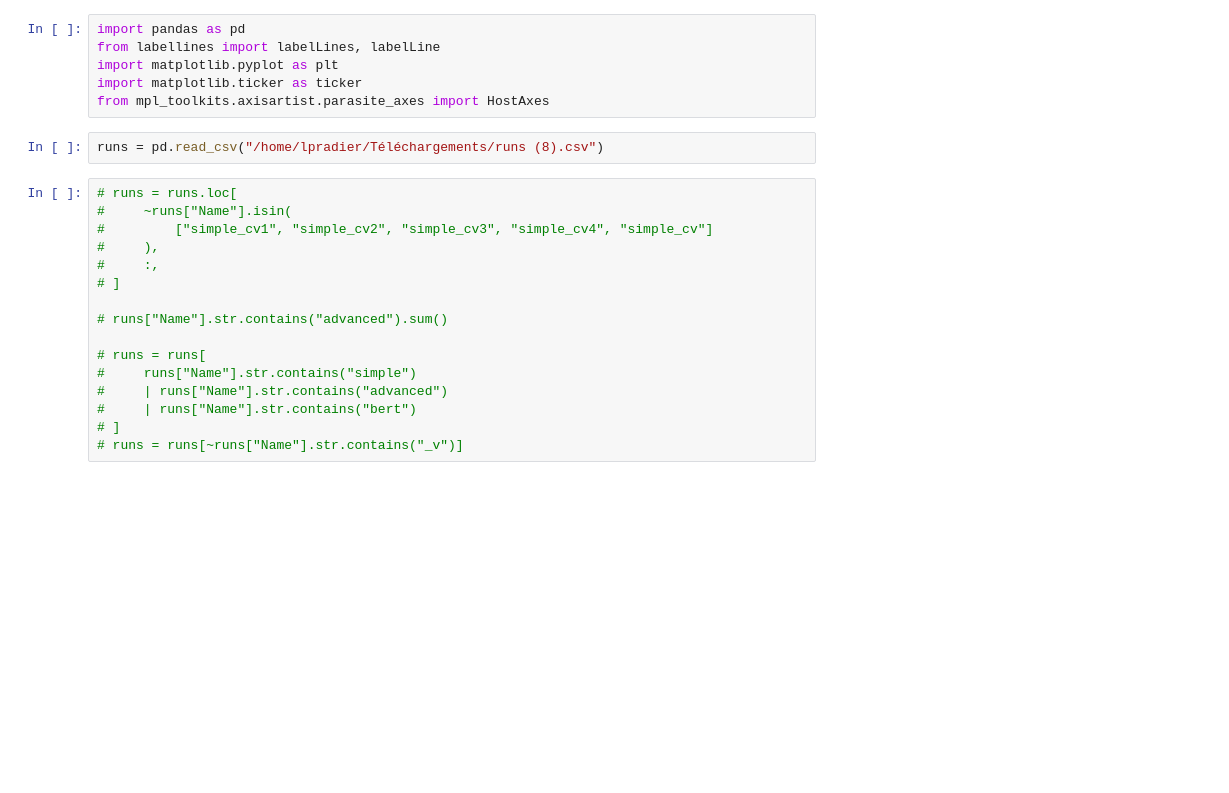
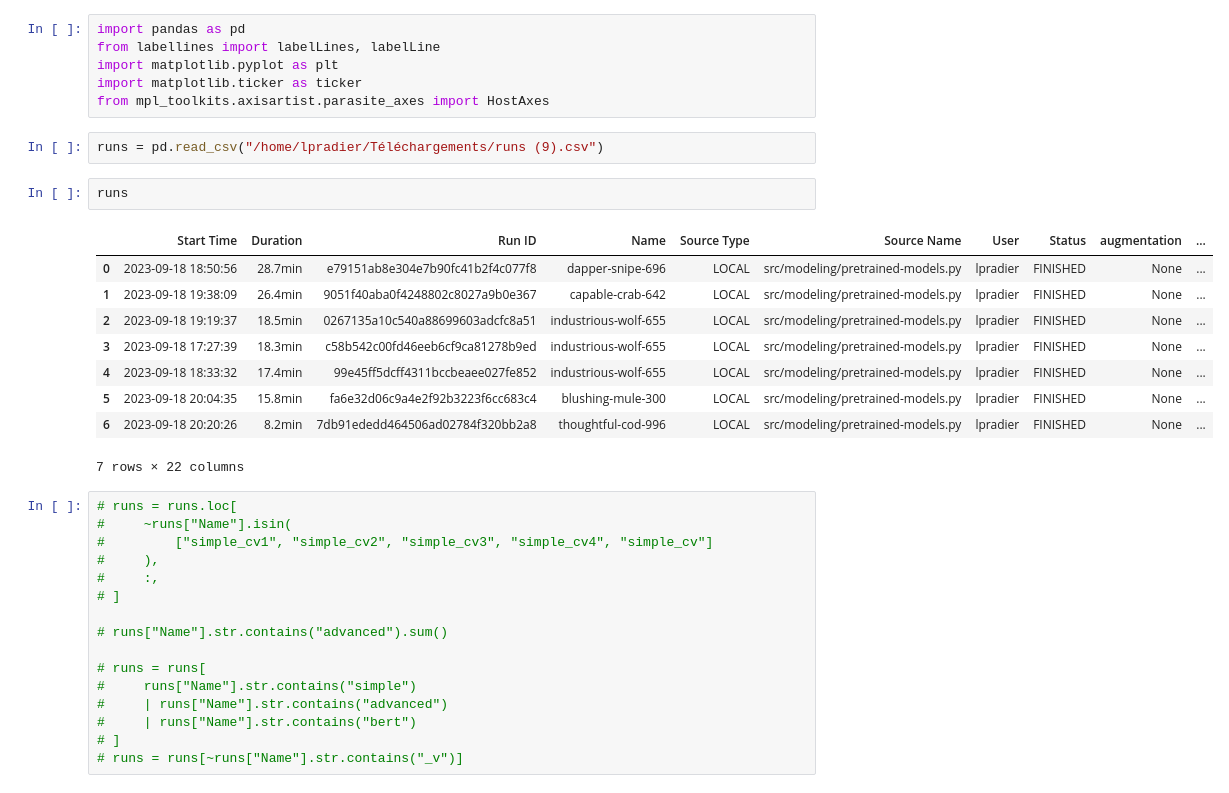
Before and after one commit to lefpradier/urban-segmentation-app, a Jupyter notebook: tests_init.ipynb, the cells around one changed output. Drawn from its saved outputs; the diff is of its cells as text; blank space fills up the shorter version.

```diff
--- a/tests_init.ipynb
+++ b/tests_init.ipynb
@@ -578,7 +581,19 @@ import matplotlib.pyplot as plt
 import matplotlib.ticker as ticker
 from mpl_toolkits.axisartist.parasite_axes import HostAxes
 # %%
-runs = pd.read_csv("/home/lpradier/Téléchargements/runs (8).csv")
+runs = pd.read_csv("/home/lpradier/Téléchargements/runs (9).csv")
+# %%
+runs
+# %% [output]
+|  | Start Time | Duration | Run ID | Name | Source Type | Source Name | User | Status | augmentation | ... |
+| 0 | 2023-09-18 18:50:56 | 28.7min | e79151ab8e304e7b90fc41b2f4c077f8 | dapper-snipe-696 | LOCAL | src/modeling/pretrained-models.py | lpradier | FINISHED | None | ... |
+| 1 | 2023-09-18 19:38:09 | 26.4min | 9051f40aba0f4248802c8027a9b0e367 | capable-crab-642 | LOCAL | src/modeling/pretrained-models.py | lpradier | FINISHED | None | ... |
+| 2 | 2023-09-18 19:19:37 | 18.5min | 0267135a10c540a88699603adcfc8a51 | industrious-wolf-655 | LOCAL | src/modeling/pretrained-models.py | lpradier | FINISHED | None | ... |
+| 3 | 2023-09-18 17:27:39 | 18.3min | c58b542c00fd46eeb6cf9ca81278b9ed | industrious-wolf-655 | LOCAL | src/modeling/pretrained-models.py | lpradier | FINISHED | None | ... |
+| 4 | 2023-09-18 18:33:32 | 17.4min | 99e45ff5dcff4311bccbeaee027fe852 | industrious-wolf-655 | LOCAL | src/modeling/pretrained-models.py | lpradier | FINISHED | None | ... |
+| 5 | 2023-09-18 20:04:35 | 15.8min | fa6e32d06c9a4e2f92b3223f6cc683c4 | blushing-mule-300 | LOCAL | src/modeling/pretrained-models.py | lpradier | FINISHED | None | ... |
+| 6 | 2023-09-18 20:20:26 | 8.2min | 7db91ededd464506ad02784f320bb2a8 | thoughtful-cod-996 | LOCAL | src/modeling/pretrained-models.py | lpradier | FINISHED | None | ... |
+7 rows × 22 columns
 # %%
 # runs = runs.loc[
 #     ~runs["Name"].isin(
```
Also changed, not shown: parts of 13 cells of this notebook, 11 other files.
